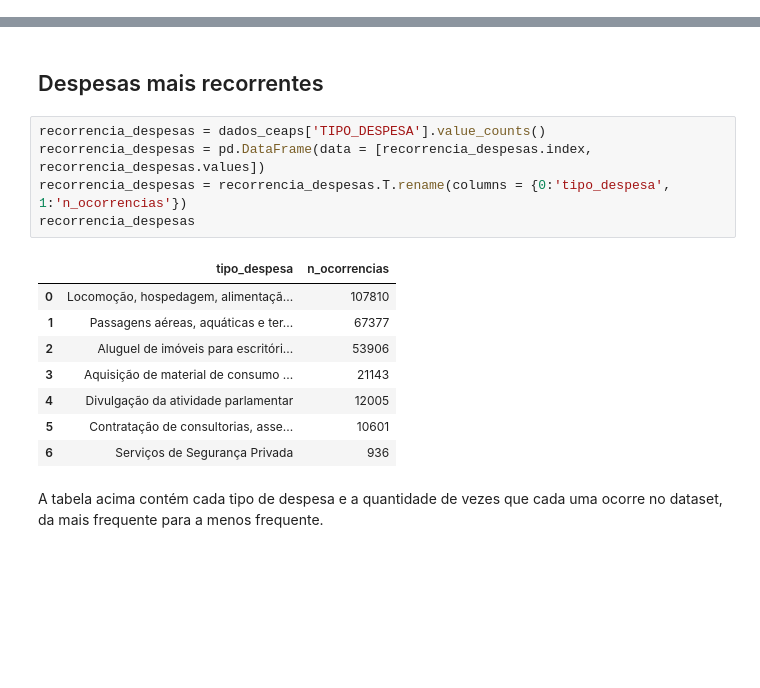
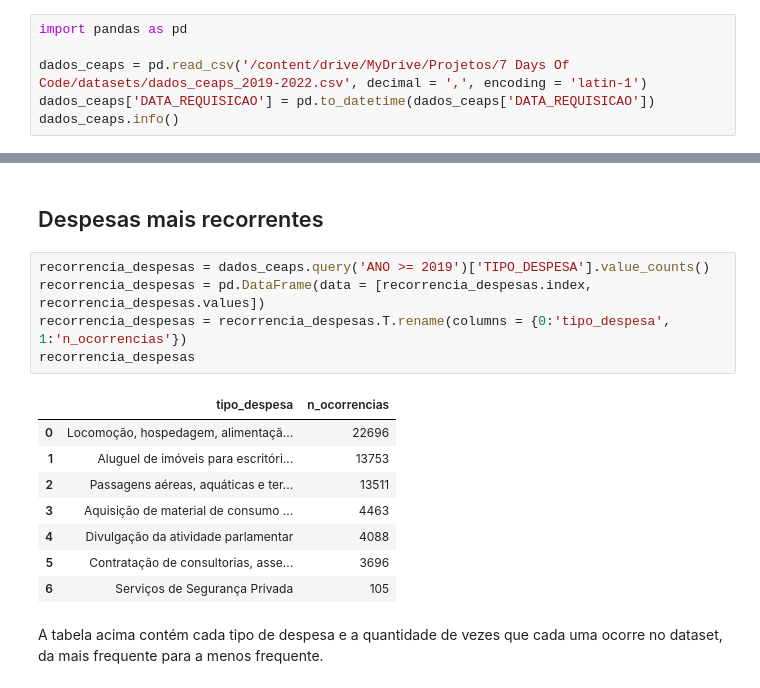
Before and after one commit to Tathy/Pesquisa-reembolsos-CEAPS, a Jupyter notebook: Pesquisa_sobre_dados_do_CEAPS.ipynb, the cells around one changed output, grey strips where cells are left out. Saved outputs shown, nothing was run; the diff lists cells and outputs as text; blank space fills up the shorter version.

```diff
--- a/Pesquisa_sobre_dados_do_CEAPS.ipynb
+++ b/Pesquisa_sobre_dados_do_CEAPS.ipynb
@@ -515,0 +543,6 @@ dados_ceaps.query('VALOR_REEMBOLSADO < 1')
+# %%
+import pandas as pd
+
+dados_ceaps = pd.read_csv('/content/drive/MyDrive/Projetos/7 Days Of Code/datasets/dados_ceaps_2019-2022.csv', decimal = ',', encoding = 'latin-1')
+dados_ceaps['DATA_REQUISICAO'] = pd.to_datetime(dados_ceaps['DATA_REQUISICAO'])
+dados_ceaps.info()
@@ -531,19 +595,19 @@ Name: TIPO_DESPESA, dtype: int64
 # %% [markdown]
 ## Despesas mais recorrentes
 # %%
-recorrencia_despesas = dados_ceaps['TIPO_DESPESA'].value_counts()
+recorrencia_despesas = dados_ceaps.query('ANO >= 2019')['TIPO_DESPESA'].value_counts()
 recorrencia_despesas = pd.DataFrame(data = [recorrencia_despesas.index, recorrencia_despesas.values])
 recorrencia_despesas = recorrencia_despesas.T.rename(columns = {0:'tipo_despesa', 1:'n_ocorrencias'})
 recorrencia_despesas
 # %% [output]
 |  | tipo_despesa | n_ocorrencias |
-| 0 | Locomoção, hospedagem, alimentaçã... | 107810 |
-| 1 | Passagens aéreas, aquáticas e ter... | 67377 |
-| 2 | Aluguel de imóveis para escritóri... | 53906 |
-| 3 | Aquisição de material de consumo ... | 21143 |
-| 4 | Divulgação da atividade parlamentar | 12005 |
-| 5 | Contratação de consultorias, asse... | 10601 |
-| 6 | Serviços de Segurança Privada | 936 |
+| 0 | Locomoção, hospedagem, alimentaçã... | 22696 |
+| 1 | Aluguel de imóveis para escritóri... | 13753 |
+| 2 | Passagens aéreas, aquáticas e ter... | 13511 |
+| 3 | Aquisição de material de consumo ... | 4463 |
+| 4 | Divulgação da atividade parlamentar | 4088 |
+| 5 | Contratação de consultorias, asse... | 3696 |
+| 6 | Serviços de Segurança Privada | 105 |
 # %% [markdown]
 A tabela acima contém cada tipo de despesa e a quantidade de vezes que cada uma ocorre no dataset, da mais frequente para a menos frequente.
 # %%
```
Also changed, not shown: parts of 19 cells of this notebook.
